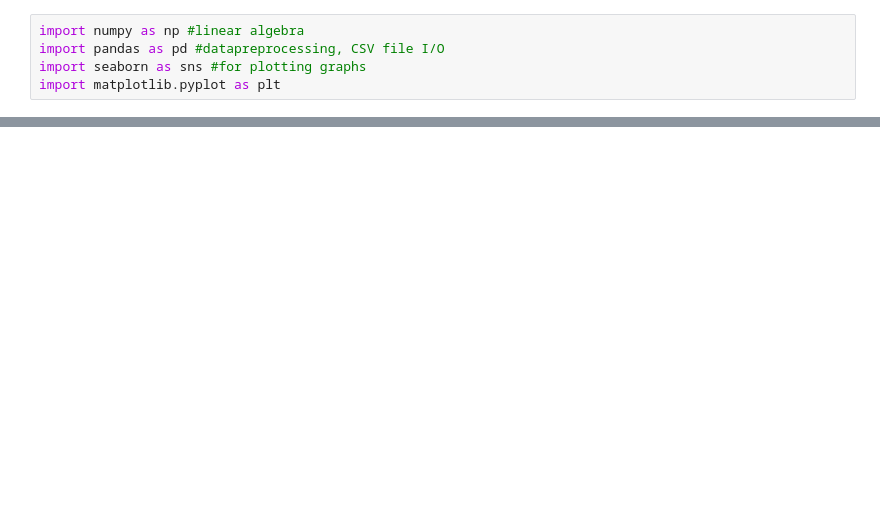
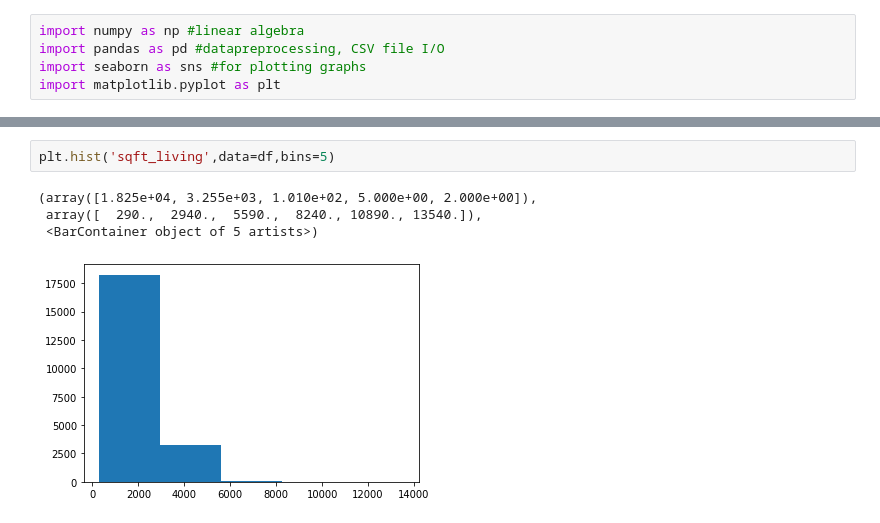
Before and after one commit to DarthShadow147/DiplomadoCienciaDatos, a Jupyter notebook: App/ModeladoRegresionLineal.ipynb, the cells around one changed output, grey strips where cells are left out. Drawn from its saved outputs; the diff is of its cells as text; blank space fills up the shorter version.

```diff
--- a/App/ModeladoRegresionLineal.ipynb
+++ b/App/ModeladoRegresionLineal.ipynb
@@ -33,0 +154,7 @@ NameError: name 'df' is not defined
+# %%
+plt.hist('sqft_living',data=df,bins=5)
+# %% [output]
+(array([1.825e+04, 3.255e+03, 1.010e+02, 5.000e+00, 2.000e+00]),
+ array([  290.,  2940.,  5590.,  8240., 10890., 13540.]),
+ <BarContainer object of 5 artists>)
+[figure, added]
```
Also changed, not shown: parts of 33 cells of this notebook.
